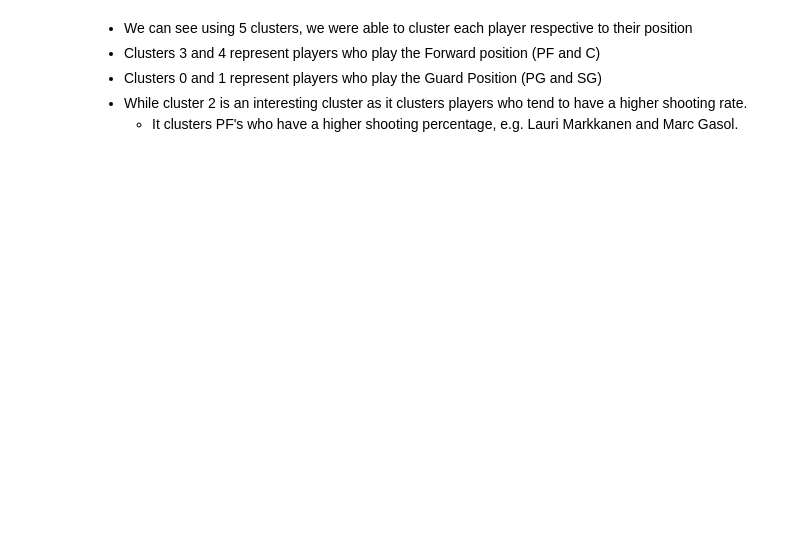
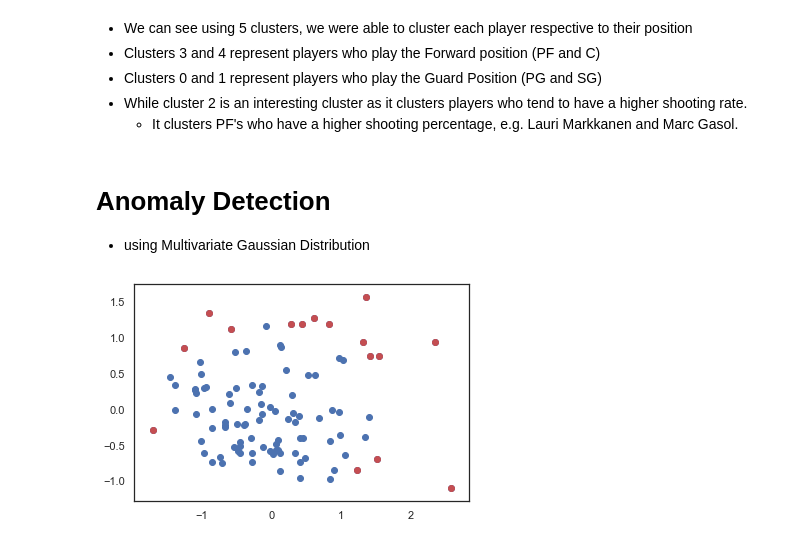
Before and after one commit to jason-huynh83/NBA-cluster, a Jupyter notebook: NBA_cluster.ipynb, the cells around one changed output. Drawn from its saved outputs; the diff is of its cells as text; code cells hidden in the pictures; blank space fills up the shorter version.

Commit message:
Added Anomaly Detection

```diff
--- a/NBA_cluster.ipynb
+++ b/NBA_cluster.ipynb
@@ -330,3 +329,34 @@ Name: Pos, dtype: int64
 - Clusters 0 and 1 represent players who play the Guard Position (PG and SG)
 - While cluster 2 is an interesting cluster as it clusters players who tend to have a higher shooting rate.
     - It clusters PF's who have a higher shooting percentage, e.g. Lauri Markkanen and Marc Gasol.
+# %% [markdown]
+# Anomaly Detection
+- using Multivariate Gaussian Distribution
+# %%
+# Function for determining mu, sigma, and returning dataset of probabilities for a
+# Multivariate Gaussian Distribution
+from scipy.stats import multivariate_normal
+def estimateGaussian(dataset):
+    mu = np.mean(dataset, axis = 0)
+    sigma = np.cov(dataset.T)
+    return mu, sigma
+
+def multivariateGaussian(dataset,mu,sigma):
+    p = multivariate_normal(mean=mu, cov=sigma)
+    dataset['Gaussian Distribution'] = p.pdf(dataset)
+    return dataset
+
+epsilon = 0.05
+
+mu, sigma = estimateGaussian(df_cluster[['PC1','PC2']])
+
+g = multivariateGaussian(df_cluster[['PC1','PC2']], mu, sigma)
+
+less_than = pd.Series(g[g['Gaussian Distribution'] < epsilon]['PC1'])
+less_than1 = pd.Series(g[g['Gaussian Distribution'] < epsilon]['PC2'])
+
+plt.scatter(g['PC1'],g['PC2'],color = 'b')
+plt.scatter(less_than, less_than1, color = 'r')
+plt.show()
+# %% [output]
+[figure, added]
```
Also changed, not shown: parts of 22 cells of this notebook, 2 other files.
